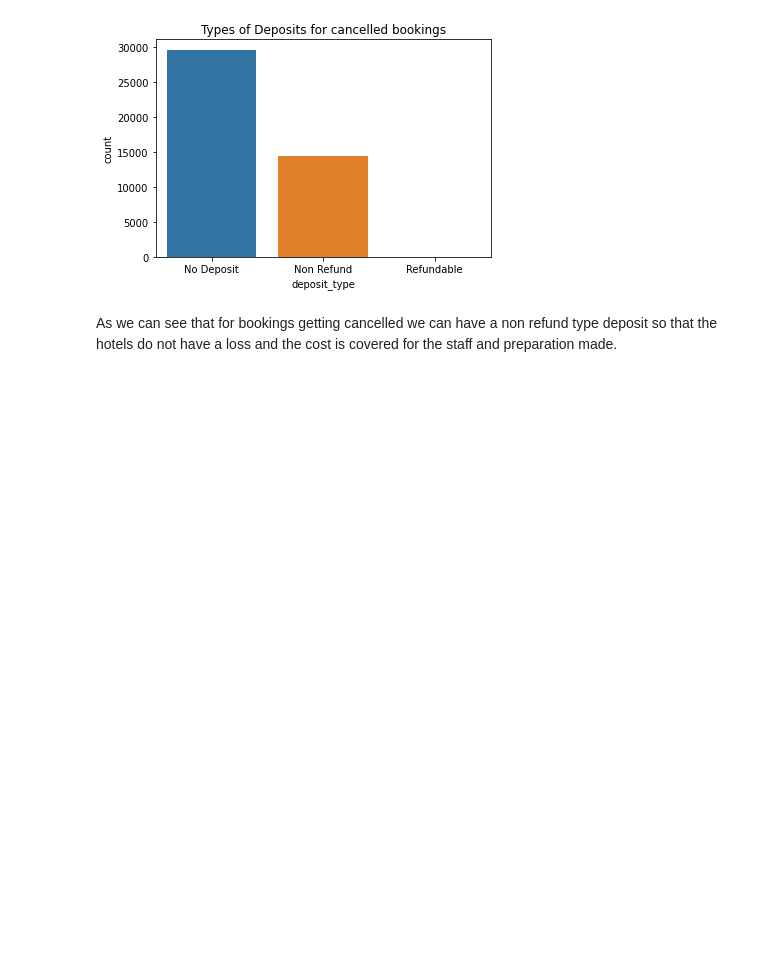
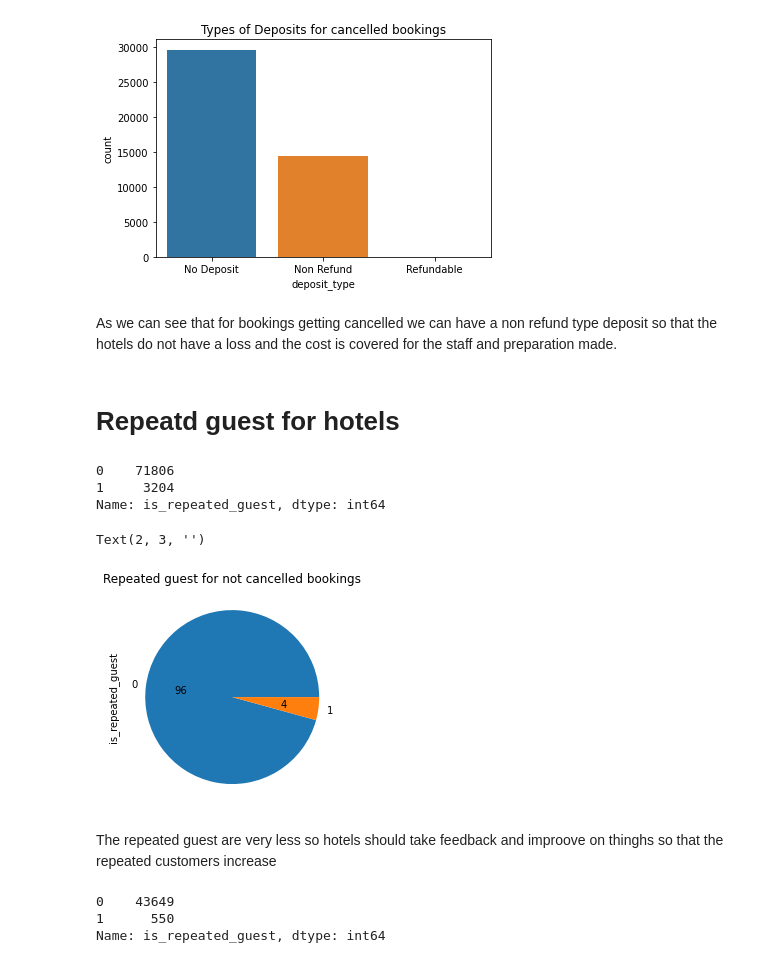
Before and after one commit to kfaisalofficial/Hotel-booking-analysis, a Jupyter notebook: Copy_of_Hotel_Booking_Analysis_Capstone_Project.ipynb, the cells around one changed output. Cells and saved outputs as stored; diff of their text form; code cells hidden in the pictures; blank space fills up the shorter version.

```diff
--- a/Copy_of_Hotel_Booking_Analysis_Capstone_Project.ipynb
+++ b/Copy_of_Hotel_Booking_Analysis_Capstone_Project.ipynb
@@ -419,3 +443,22 @@ Text(0.5, 1.0, 'Types of Deposits for cancelled bookings')
 [figure]
 # %% [markdown]
 As we can see that for bookings getting cancelled we can have a non refund type deposit so that the hotels do not have a loss and the cost is covered for the staff and preparation made.
+# %% [markdown]
+# Repeatd guest for hotels
+# %%
+repeated_guest=hotel_df_not_canceled["is_repeated_guest"].value_counts()
+# %%
+repeated_guest
+# %% [output]
+0    71806
+1     3204
+Name: is_repeated_guest, dtype: int64
+# %%
+repeated_guest.plot(kind='pie',autopct='%.0f')
+plt.title("Repeated guest for not cancelled bookings")
+plt.Text(2,3)
+# %% [output]
+Text(2, 3, '')
+[figure, added]
+# %% [markdown]
+The repeated guest are very less so hotels should take feedback and improove on thinghs so that the repeated customers increase
@@ -421,0 +467,6 @@ As we can see that for bookings getting cancelled we can have a non refund type
+# %%
+repeated_guest2
+# %% [output]
+0    43649
+1      550
+Name: is_repeated_guest, dtype: int64
```
Also changed, not shown: parts of 25 cells of this notebook.
